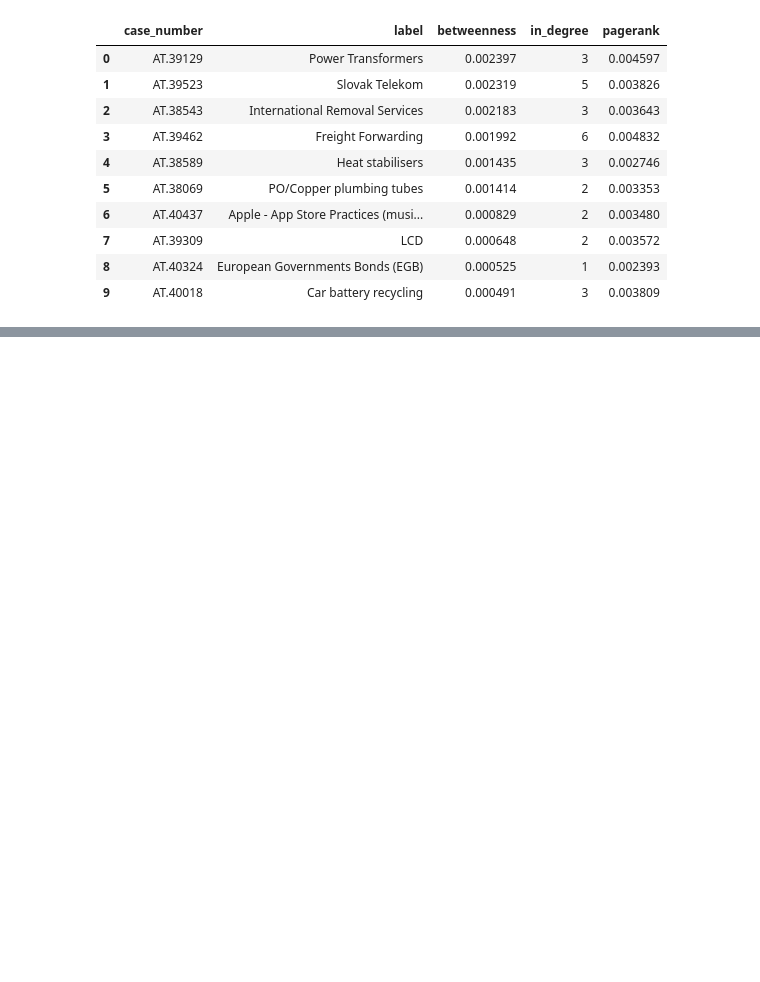
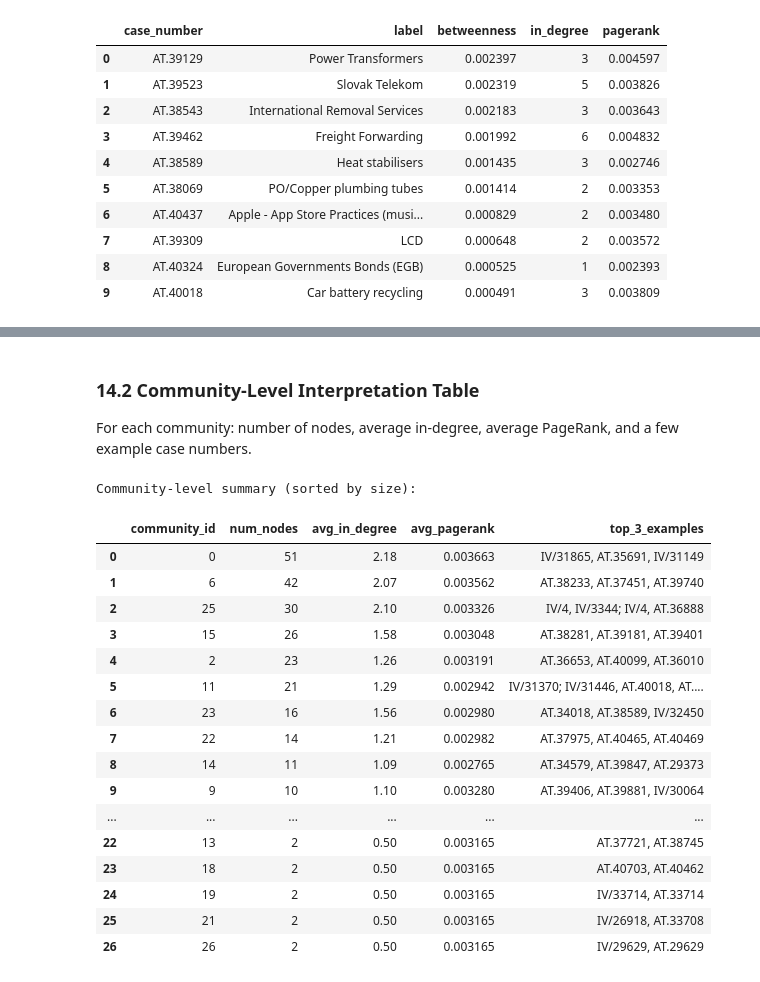
Before and after one commit to floheusser/data_analysis_master, a Jupyter notebook: 10_build_ec_ec_network.ipynb, the cells around one changed output, grey strips where cells are left out. Saved outputs shown, nothing was run; the diff lists cells and outputs as text; code cells hidden in the pictures; blank space fills up the shorter version.

```diff
--- a/10_build_ec_ec_network.ipynb
+++ b/10_build_ec_ec_network.ipynb
@@ -778,0 +836,48 @@ Saved node metrics to: data\processed\network\ec_ec\ec_ec_node_metrics.csv
+# %% [markdown]
+### 14.2 Community-Level Interpretation Table
+
+For each community: number of nodes, average in-degree, average PageRank,
+and a few example case numbers.
+# %%
+# Build a lookup: node_id → community
+node_community = pd.Series(partition, name="community")
+
+community_details = []
+for comm_id, size in community_summary[["community_id", "num_nodes"]].values:
+    members = [n for n, c in partition.items() if c == comm_id]
+    avg_indeg = sum(in_degree_all.get(n, 0) for n in members) / len(members)
+    avg_pr    = sum(pagerank.get(n, 0) for n in members) / len(members)
+    examples  = ", ".join(
+        G.nodes[n].get("case_number", n)
+        for n in sorted(members, key=lambda n: in_degree_all.get(n, 0), reverse=True)[:3]
+    )
+    community_details.append({
+        "community_id"   : int(comm_id),
+        "num_nodes"      : int(size),
+        "avg_in_degree"  : round(avg_indeg, 2),
+        "avg_pagerank"   : round(avg_pr, 6),
+        "top_3_examples" : examples,
+    })
+
+community_details_df = pd.DataFrame(community_details).sort_values("num_nodes", ascending=False).reset_index(drop=True)
+print("Community-level summary (sorted by size):")
+display(community_details_df)
+# %% [output]
+Community-level summary (sorted by size):
+|  | community_id | num_nodes | avg_in_degree | avg_pagerank | top_3_examples |
+| 0 | 0 | 51 | 2.18 | 0.003663 | IV/31865, AT.35691, IV/31149 |
+| 1 | 6 | 42 | 2.07 | 0.003562 | AT.38233, AT.37451, AT.39740 |
+| 2 | 25 | 30 | 2.10 | 0.003326 | IV/4, IV/3344; IV/4, AT.36888 |
+| 3 | 15 | 26 | 1.58 | 0.003048 | AT.38281, AT.39181, AT.39401 |
+| 4 | 2 | 23 | 1.26 | 0.003191 | AT.36653, AT.40099, AT.36010 |
+| 5 | 11 | 21 | 1.29 | 0.002942 | IV/31370; IV/31446, AT.40018, AT.... |
+| 6 | 23 | 16 | 1.56 | 0.002980 | AT.34018, AT.38589, IV/32450 |
+| 7 | 22 | 14 | 1.21 | 0.002982 | AT.37975, AT.40465, AT.40469 |
+| 8 | 14 | 11 | 1.09 | 0.002765 | AT.34579, AT.39847, AT.29373 |
+| 9 | 9 | 10 | 1.10 | 0.003280 | AT.39406, AT.39881, IV/30064 |
+| ... | ... | ... | ... | ... | ... |
+| 22 | 13 | 2 | 0.50 | 0.003165 | AT.37721, AT.38745 |
+| 23 | 18 | 2 | 0.50 | 0.003165 | AT.40703, AT.40462 |
+| 24 | 19 | 2 | 0.50 | 0.003165 | IV/33714, AT.33714 |
+| 25 | 21 | 2 | 0.50 | 0.003165 | IV/26918, AT.33708 |
+| 26 | 26 | 2 | 0.50 | 0.003165 | IV/29629, AT.29629 |
```
Also changed, not shown: parts of 11 cells of this notebook, 8 other files.
